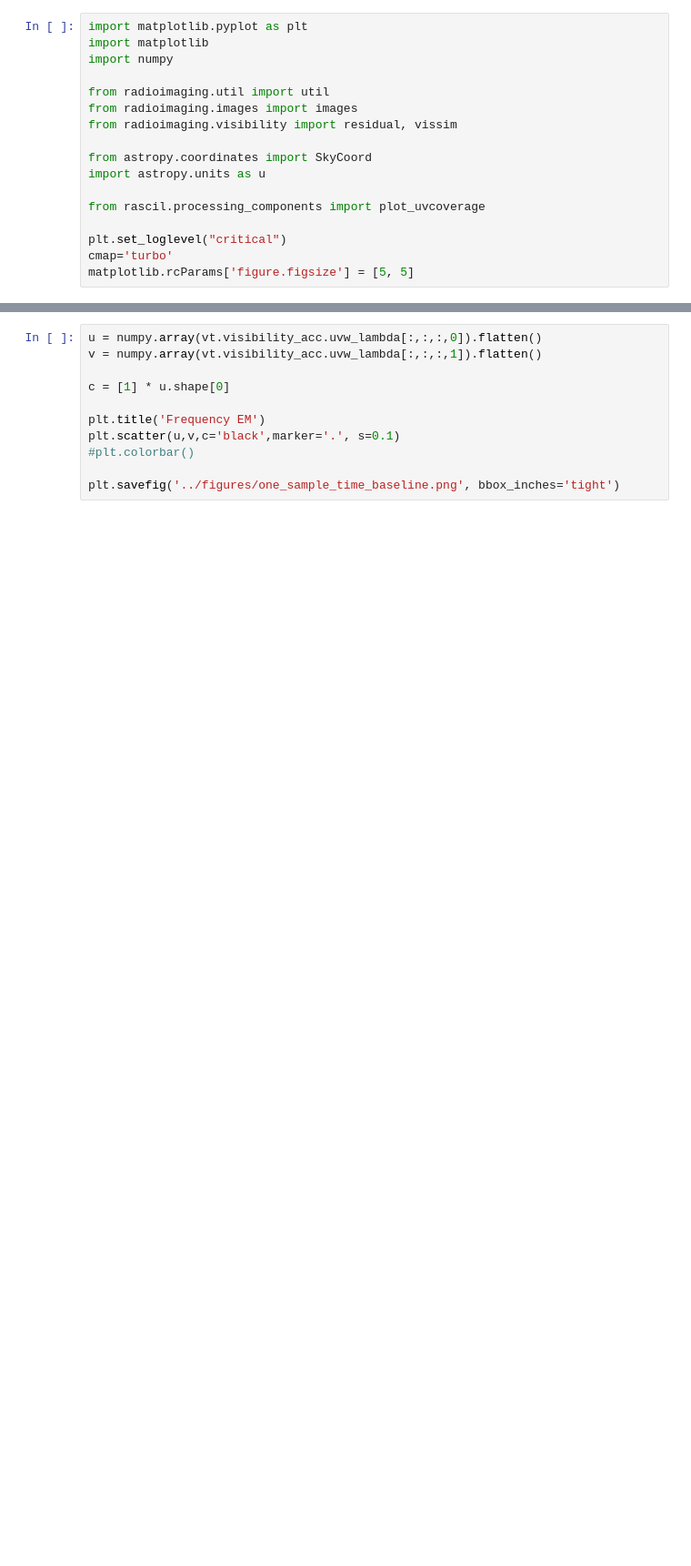
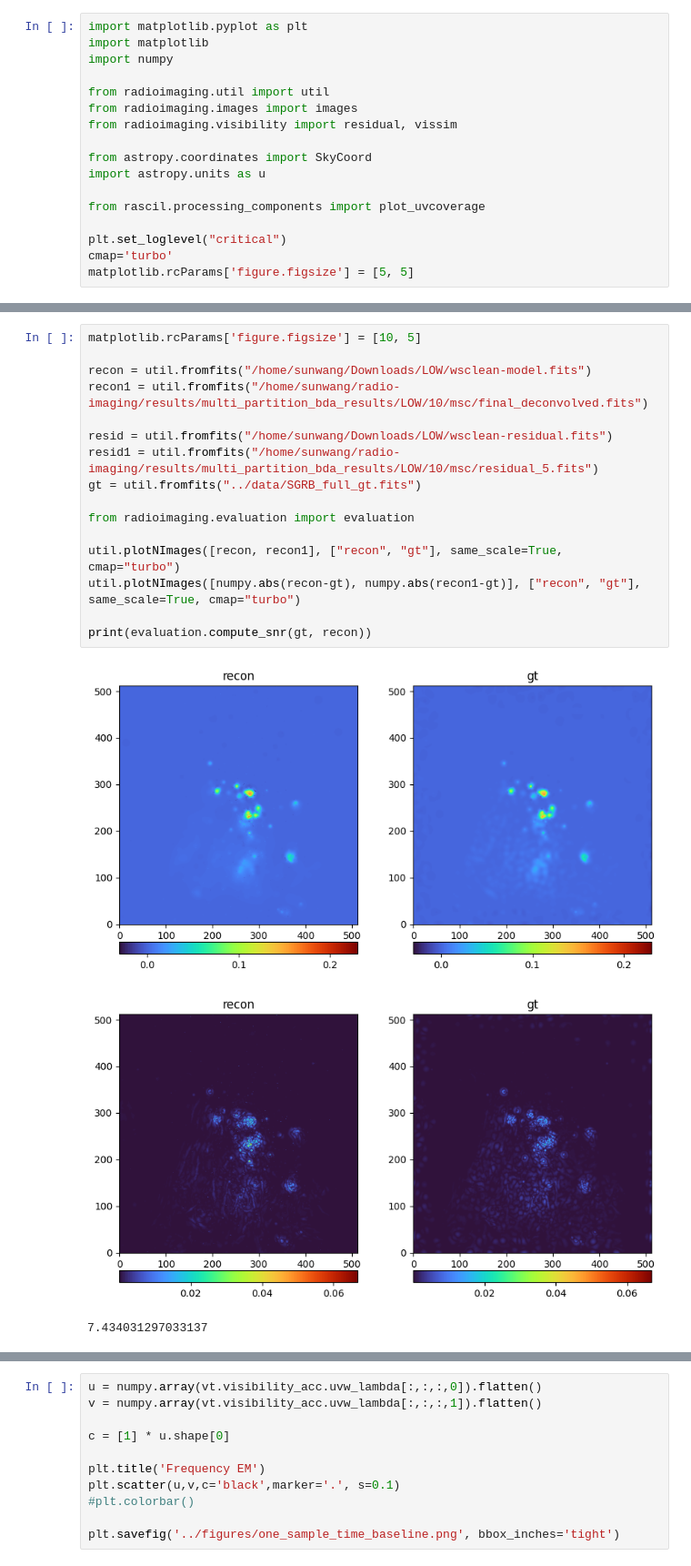
Before and after one commit to simon-prunet/radio-imaging, a Jupyter notebook: notebooks_and_pyscripts/colour_vis.ipynb, the cells around one changed output, grey strips where cells are left out. Shown at 91% size. Saved outputs shown, nothing was run; the diff lists cells and outputs as text; blank space fills up the shorter version.

```diff
--- a/notebooks_and_pyscripts/colour_vis.ipynb
+++ b/notebooks_and_pyscripts/colour_vis.ipynb
@@ -35,0 +58,20 @@ There is no flagged visibility. Skip plotting flagged.
+# %%
+matplotlib.rcParams['figure.figsize'] = [10, 5]
+
+recon = util.fromfits("/home/sunwang/Downloads/LOW/wsclean-model.fits")
+recon1 = util.fromfits("/home/sunwang/radio-imaging/results/multi_partition_bda_results/LOW/10/msc/final_deconvolved.fits")
+
+resid = util.fromfits("/home/sunwang/Downloads/LOW/wsclean-residual.fits")
+resid1 = util.fromfits("/home/sunwang/radio-imaging/results/multi_partition_bda_results/LOW/10/msc/residual_5.fits")
+gt = util.fromfits("../data/SGRB_full_gt.fits")
+
+from radioimaging.evaluation import evaluation
+
+util.plotNImages([recon, recon1], ["recon", "gt"], same_scale=True, cmap="turbo")
+util.plotNImages([numpy.abs(recon-gt), numpy.abs(recon1-gt)], ["recon", "gt"], same_scale=True, cmap="turbo")
+
+print(evaluation.compute_snr(gt, recon))
+# %% [output]
+[figure, added]
+[figure, added]
+7.434031297033137
```
Also changed, not shown: parts of 4 cells of this notebook, 19 other files.
